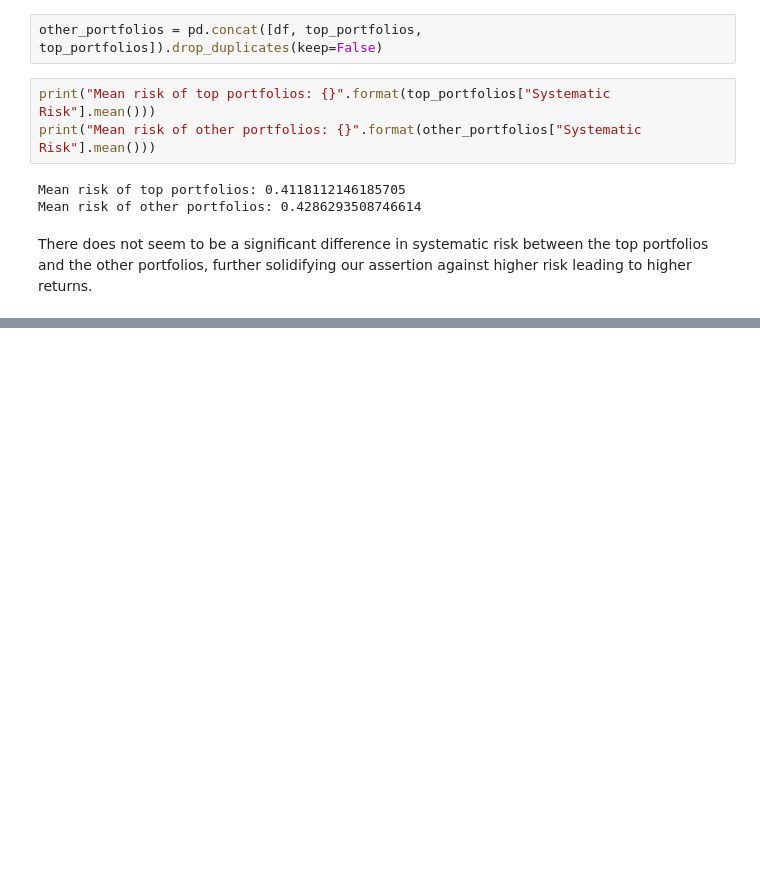
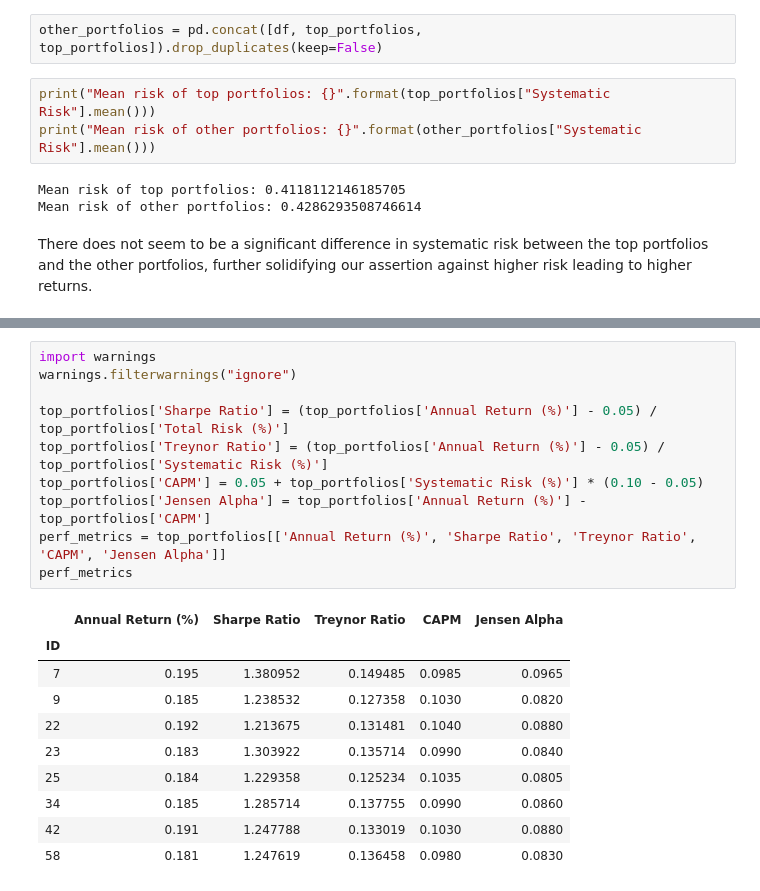
Before and after one commit to ajmal017/portfolio_analysis-1, a Jupyter notebook: portfolio_performance.ipynb, the cells around one changed output, grey strips where cells are left out. Saved outputs shown, nothing was run; the diff lists cells and outputs as text; blank space fills up the shorter version.

```diff
--- a/portfolio_performance.ipynb
+++ b/portfolio_performance.ipynb
@@ -148,0 +151,21 @@ There does not seem to be a significant difference in systematic risk between th
+# %%
+import warnings
+warnings.filterwarnings("ignore")
+
+top_portfolios['Sharpe Ratio'] = (top_portfolios['Annual Return (%)'] - 0.05) / top_portfolios['Total Risk (%)']
+top_portfolios['Treynor Ratio'] = (top_portfolios['Annual Return (%)'] - 0.05) / top_portfolios['Systematic Risk (%)']
+top_portfolios['CAPM'] = 0.05 + top_portfolios['Systematic Risk (%)'] * (0.10 - 0.05)
+top_portfolios['Jensen Alpha'] = top_portfolios['Annual Return (%)'] - top_portfolios['CAPM']
+perf_metrics = top_portfolios[['Annual Return (%)', 'Sharpe Ratio', 'Treynor Ratio', 'CAPM', 'Jensen Alpha']]
+perf_metrics
+# %% [output]
+|  | Annual Return (%) | Sharpe Ratio | Treynor Ratio | CAPM | Jensen Alpha |
+| ID |  |  |  |  |  |
+| 7 | 0.195 | 1.380952 | 0.149485 | 0.0985 | 0.0965 |
+| 9 | 0.185 | 1.238532 | 0.127358 | 0.1030 | 0.0820 |
+| 22 | 0.192 | 1.213675 | 0.131481 | 0.1040 | 0.0880 |
+| 23 | 0.183 | 1.303922 | 0.135714 | 0.0990 | 0.0840 |
+| 25 | 0.184 | 1.229358 | 0.125234 | 0.1035 | 0.0805 |
+| 34 | 0.185 | 1.285714 | 0.137755 | 0.0990 | 0.0860 |
+| 42 | 0.191 | 1.247788 | 0.133019 | 0.1030 | 0.0880 |
+| 58 | 0.181 | 1.247619 | 0.136458 | 0.0980 | 0.0830 |
```
Also changed, not shown: parts of 11 cells of this notebook.
